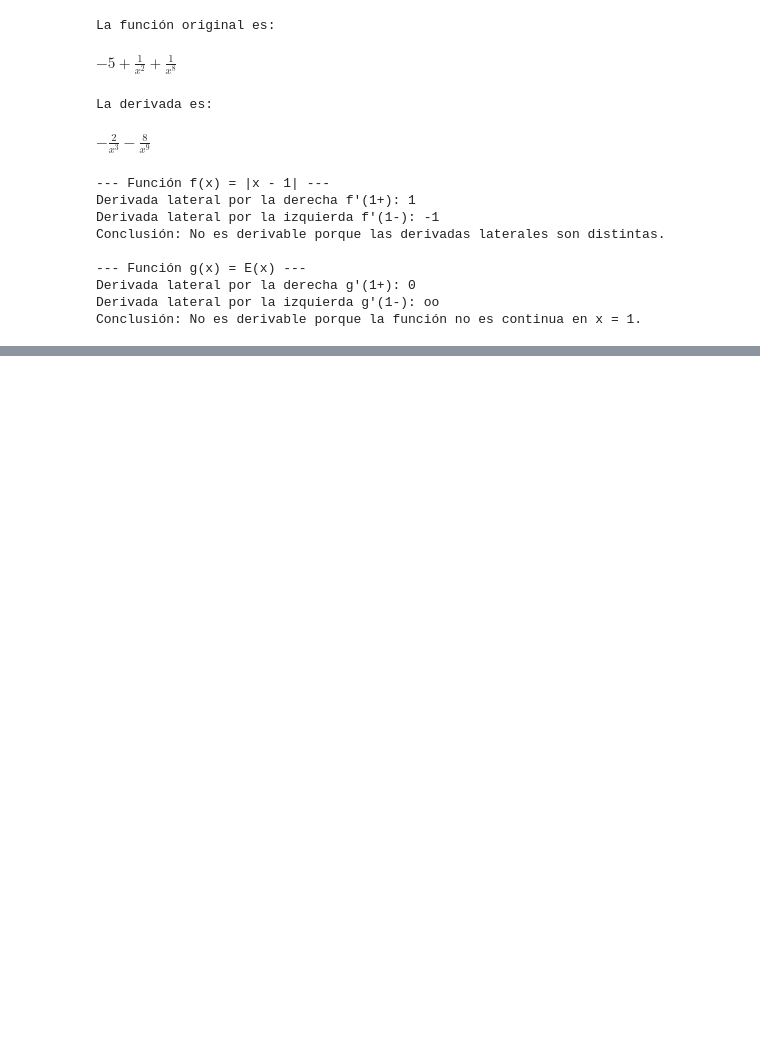
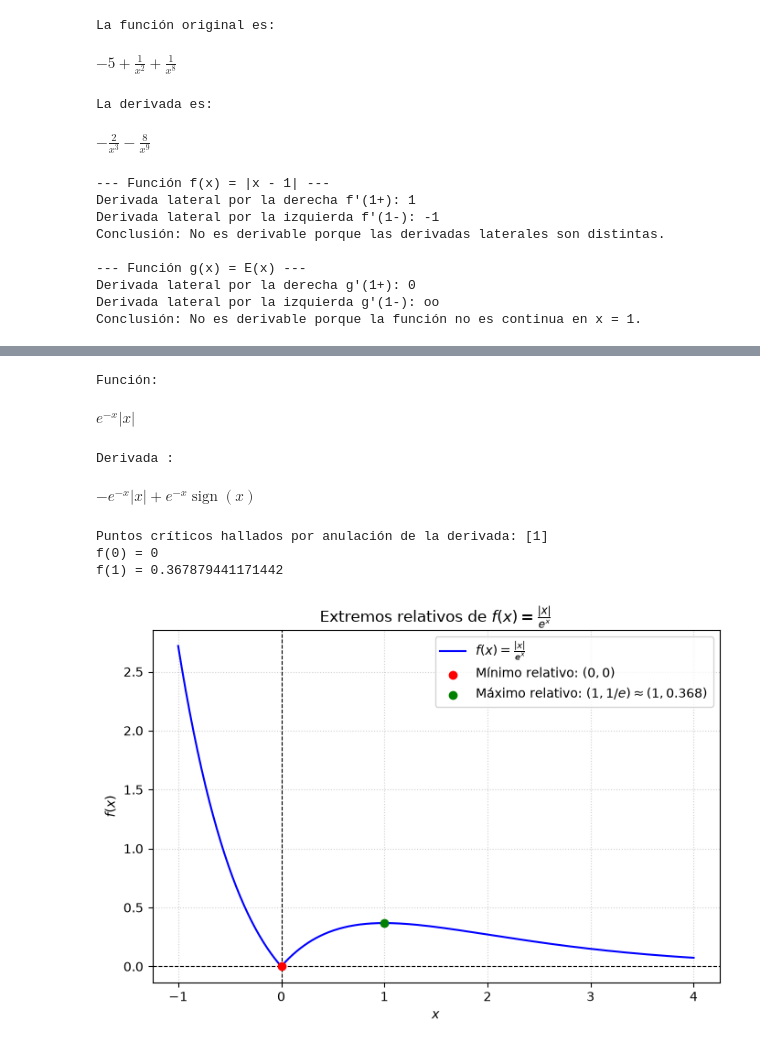
Before and after one commit to Sxat11/GIA-I, a Jupyter notebook: calculo_I/practica_cal/Boletin2Papel.ipynb, the cells around one changed output, grey strips where cells are left out. Saved outputs shown, nothing was run; the diff lists cells and outputs as text; code cells hidden in the pictures; blank space fills up the shorter version.

```diff
--- a/calculo_I/practica_cal/Boletin2Papel.ipynb
+++ b/calculo_I/practica_cal/Boletin2Papel.ipynb
@@ -75,0 +103,55 @@ Conclusión: No es derivable porque la función no es continua en x = 1.
+# %%
+import sympy as sp
+import numpy as np
+import matplotlib.pyplot as plt
+
+x = sp.symbols('x', real=True)
+
+f = sp.Abs(x) / sp.exp(x)
+
+print("Función:")
+display(f)
+
+f_prime = sp.diff(f, x)
+print("\nDerivada :")
+display(f_prime)
+
+puntos_criticos = sp.solve(f_prime, x)
+print(f"\nPuntos críticos hallados por anulación de la derivada: {puntos_criticos}")
+
+print(f"f(0) = {f.subs(x, 0)}")
+for pc in puntos_criticos:
+    print(f"f({pc}) = {f.subs(x, pc).evalf()}")
+
+
+def f_num(x):
+    return np.abs(x) / np.exp(x)
+
+x_vals = np.linspace(-1, 4, 800)
+y_vals = f_num(x_vals)
+
+plt.figure(figsize=(8, 5))
+plt.plot(x_vals, y_vals, color='blue', label='$f(x) = \\frac{|x|}{e^x}$')
+
+plt.scatter([0], [0], color='red', zorder=5, label='Mínimo relativo: $(0, 0)$')
+x_max = 1.0
+y_max = 1.0 / np.exp(1.0)
+plt.scatter([x_max], [y_max], color='green', zorder=5, label=f'Máximo relativo: $(1, 1/e) \\approx (1, {y_max:.3f})$')
+
+plt.title('Extremos relativos de $f(x) = \\frac{|x|}{e^x}$')
+plt.xlabel('$x$')
+plt.ylabel('$f(x)$')
+plt.axhline(0, color='black', linewidth=0.8, linestyle='--')
+plt.axvline(0, color='black', linewidth=0.8, linestyle='--')
+plt.grid(True, linestyle=':', alpha=0.6)
+plt.legend()
+plt.show()
+# %% [output]
+Función:
+$\displaystyle e^{- x} \left|{x}\right|$
+Derivada :
+$\displaystyle - e^{- x} \left|{x}\right| + e^{- x} \operatorname{sign}{\left(x \right)}$
+Puntos críticos hallados por anulación de la derivada: [1]
+f(0) = 0
+f(1) = 0.367879441171442
+[figure, added]
```
Also changed, not shown: parts of 2 cells of this notebook, 6 other files.
